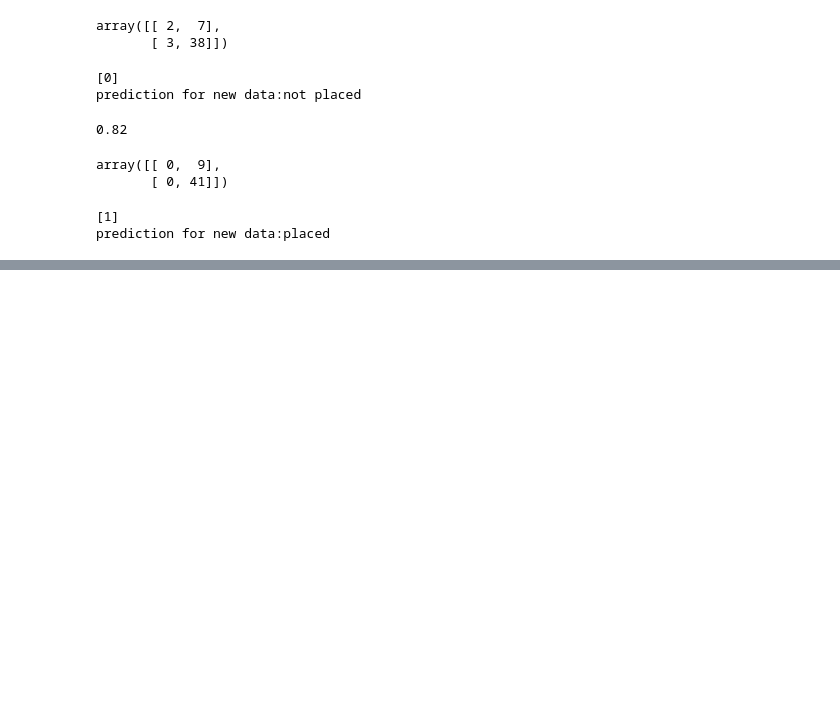
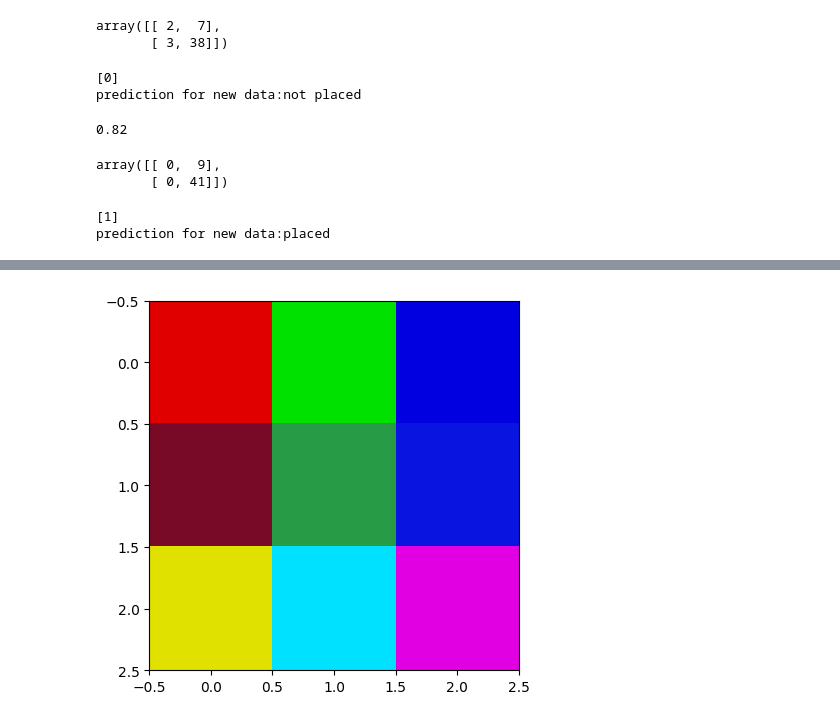
Before and after one commit to mathewalex262006/ict, a Jupyter notebook: internship3.ipynb, the cells around one changed output, grey strips where cells are left out. Cells and saved outputs as stored; diff of their text form; code cells hidden in the pictures; blank space fills up the shorter version.

```diff
--- a/internship3.ipynb
+++ b/internship3.ipynb
@@ -405,0 +420,12 @@ prediction for new data:placed
+# %%
+rgb_image = np.array([
+    [[225,0,0],[0,225,0],[0,0,225]],
+    [[120,10,40],[40,155,70],[10,20,225]],
+    [[225,225,0],[0,225,255],[225,0,225]]
+
+
+])
+plt.imshow(rgb_image)
+plt.show('off')
+# %% [output]
+[figure, added]
```
Also changed, not shown: parts of 6 cells of this notebook.
